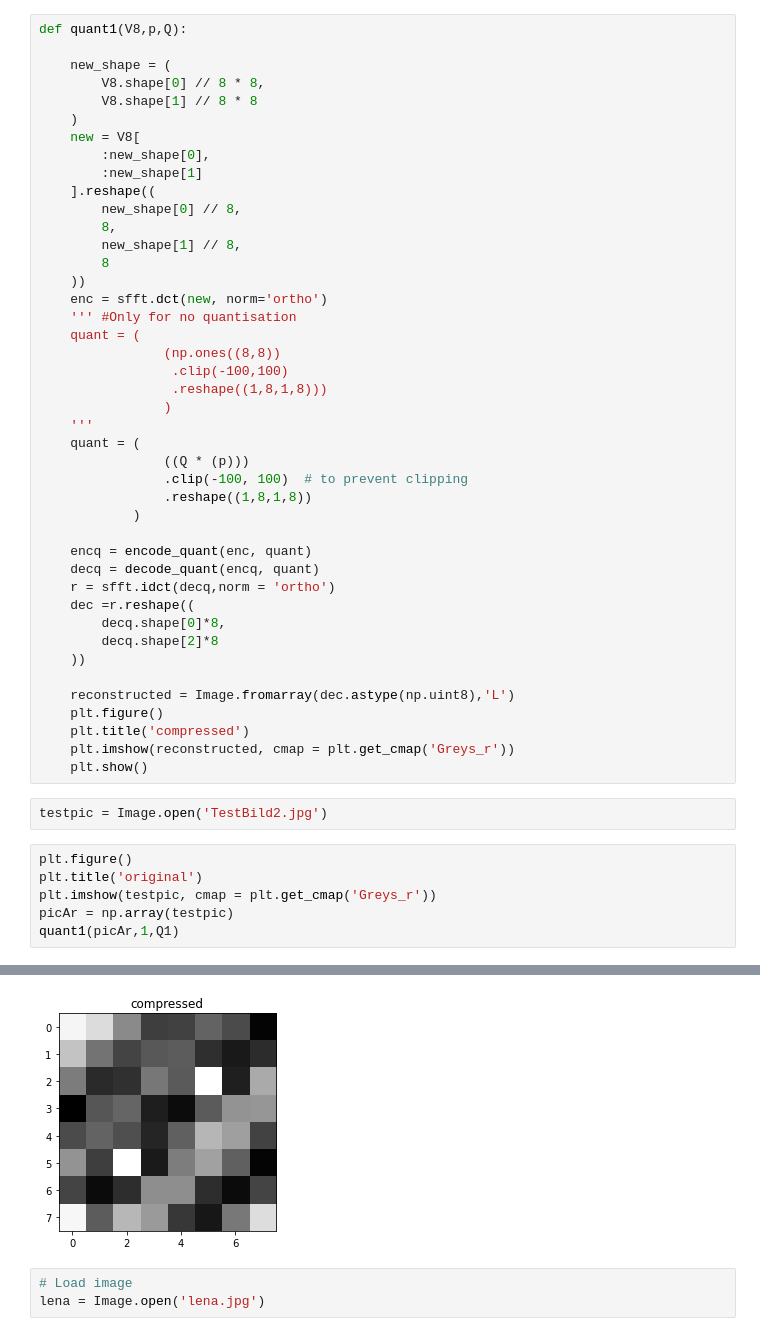
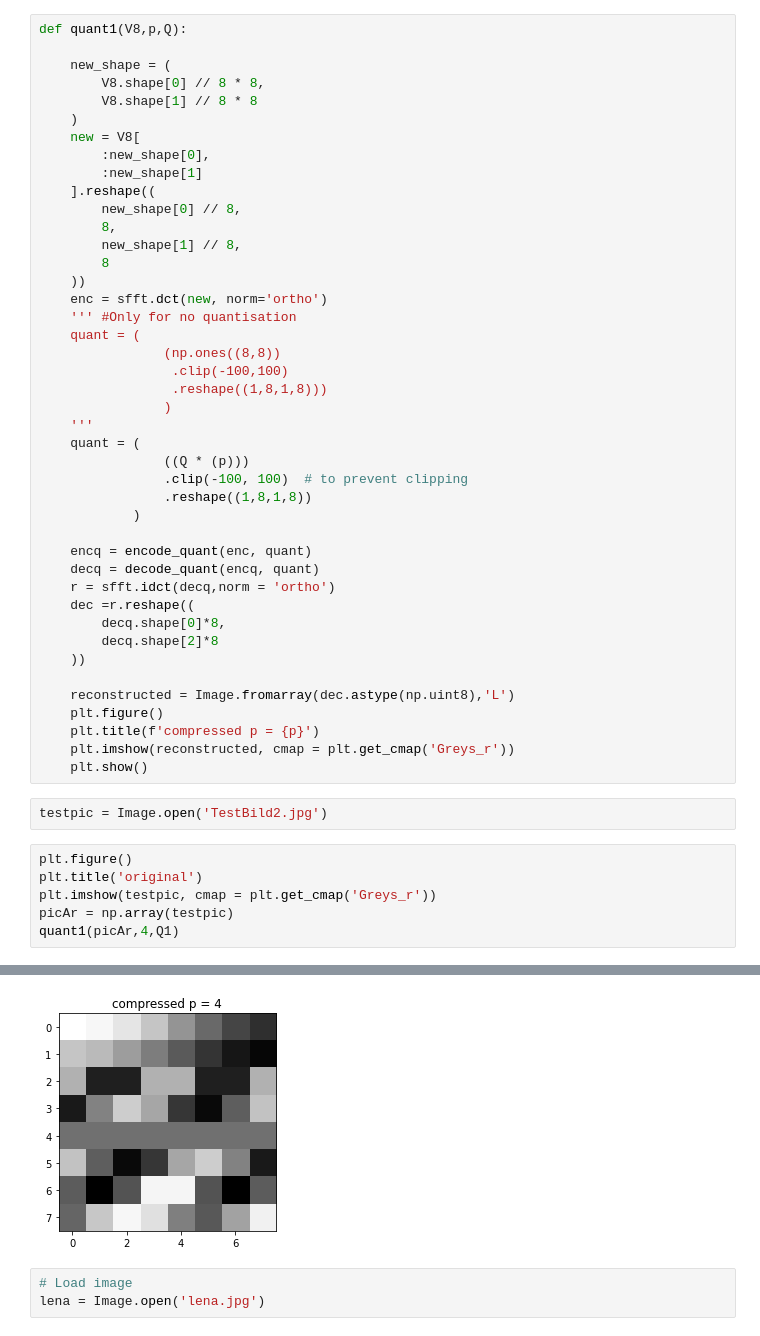
Before and after one commit to Asphilia/Numerik2, a Jupyter notebook: Abgabe4_Katter_Reichling.ipynb, the cells around one changed output, grey strips where cells are left out. Cells and saved outputs as stored; diff of their text form.

```diff
--- a/Abgabe4_Katter_Reichling.ipynb
+++ b/Abgabe4_Katter_Reichling.ipynb
@@ -97,7 +101,7 @@ def quant1(V8,p,Q):
 
     reconstructed = Image.fromarray(dec.astype(np.uint8),'L')
     plt.figure()
-    plt.title('compressed')
+    plt.title(f'compressed p = {p}')
     plt.imshow(reconstructed, cmap = plt.get_cmap('Greys_r'))
     plt.show()
 # %%
@@ -105,12 +109,12 @@ testpic = Image.open('TestBild2.jpg')
 # %%
 plt.figure()
 plt.title('original')
 plt.imshow(testpic, cmap = plt.get_cmap('Greys_r'))
 picAr = np.array(testpic)
-quant1(picAr,1,Q1)
+quant1(picAr,4,Q1)
 # %% [output]
 [figure]
-[figure, old version]
+[figure, new version]
 # %%
 # Load image
 lena = Image.open('lena.jpg')
```
Also changed, not shown: parts of 2 cells of this notebook.
